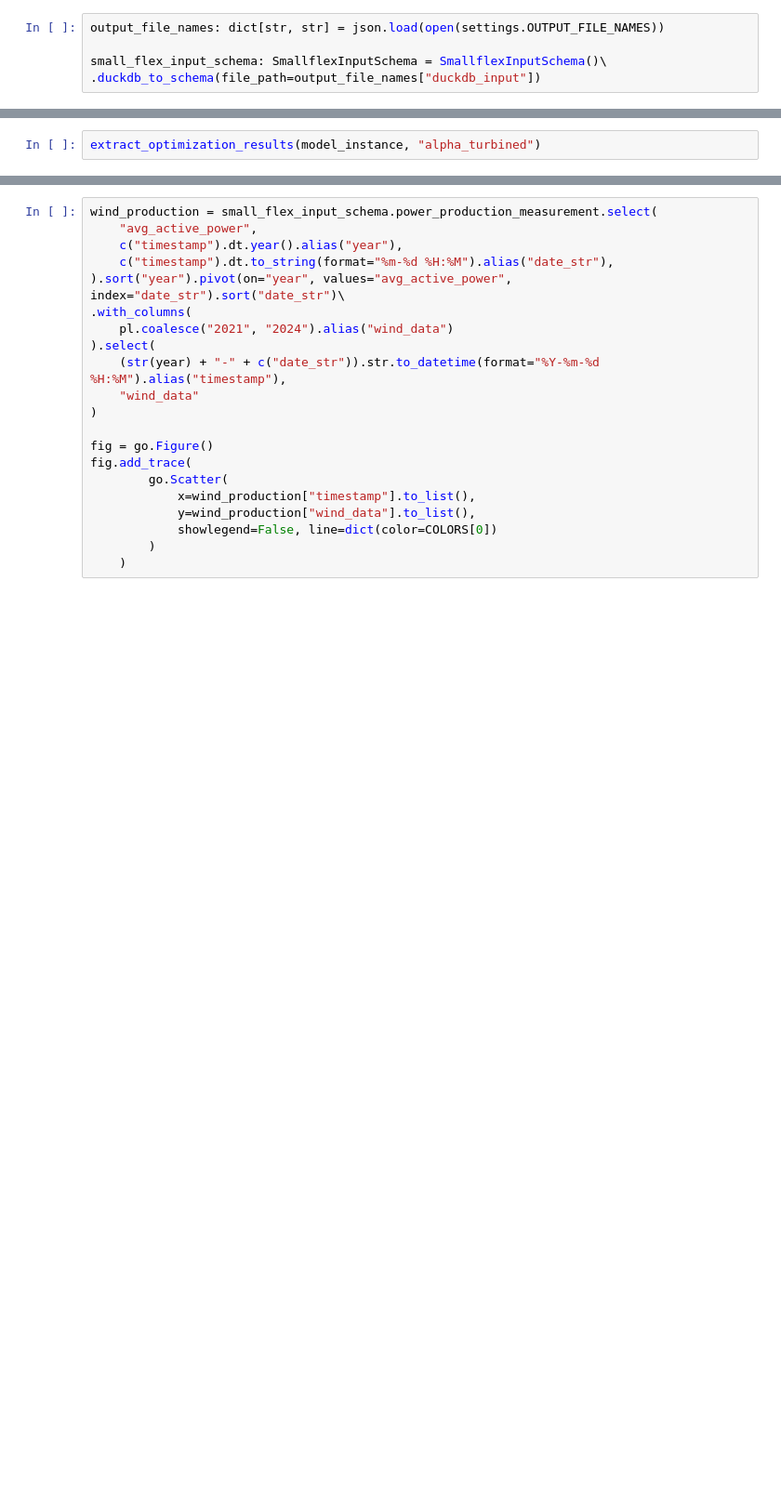
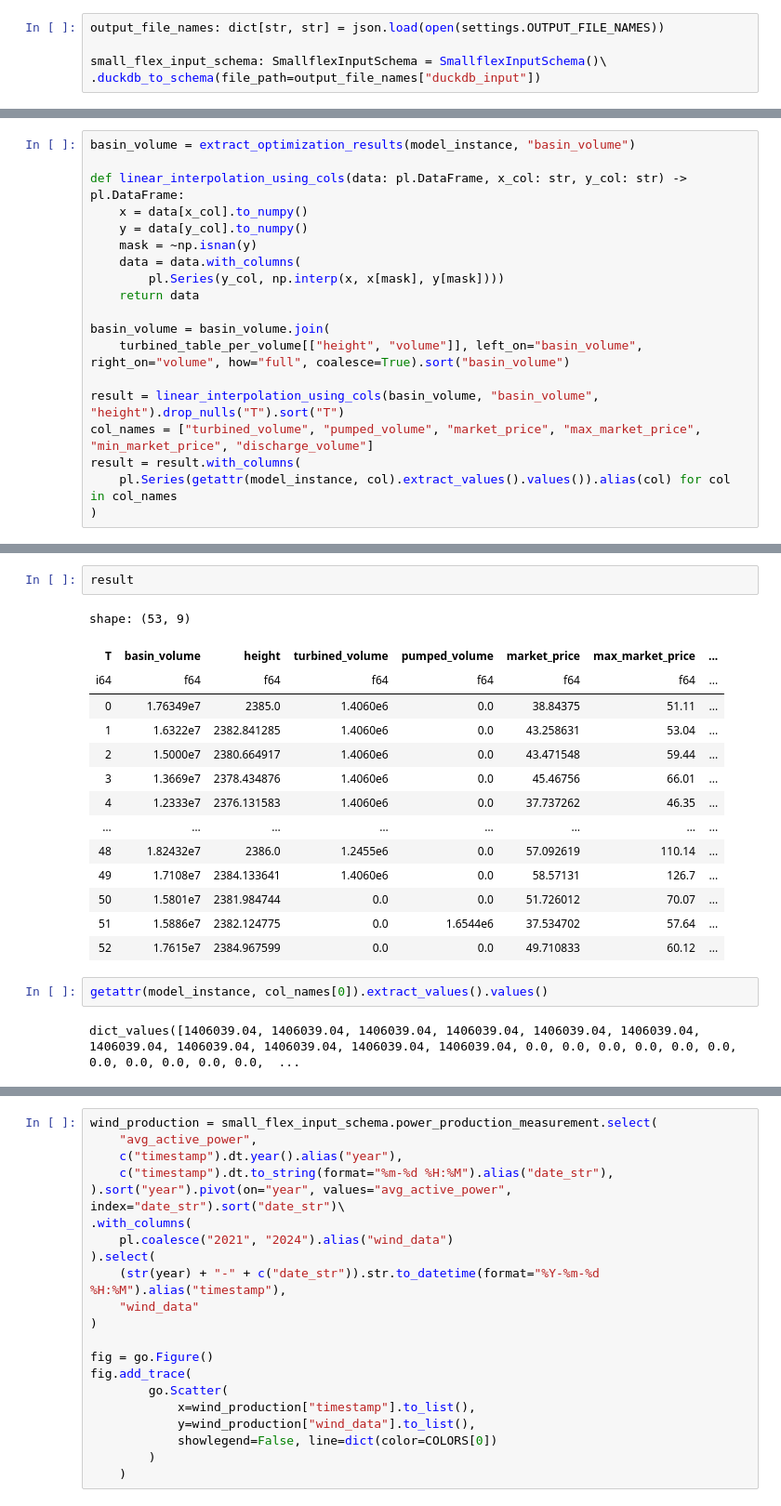
Before and after one commit to heig-vd-ie/smallflex-vpp-codes, a Jupyter notebook: base_line.ipynb, the cells around one changed output, grey strips where cells are left out. Shown at 93% size. Saved outputs shown, nothing was run; the diff lists cells and outputs as text; blank space fills up the shorter version.

Commit message:
Add results polots

```diff
--- a/base_line.ipynb
+++ b/base_line.ipynb
@@ -112,5 +109,3 @@ for with_pumping, add_wind_production in [(False, False), (True, False), (True,
 [interactive output not drawn]
 {'Income': 1.2174816308084162, 'turbined_volume': 35.382095209999996, 'discharge_volume': 23.8209741, 'pumped_volume': 11.561121109999998}
 [interactive output not drawn]
-# %%
-extract_optimization_results(model_instance, "alpha_turbined")
@@ -125,0 +129,19 @@ shape: (5, 2)
+# %%
+basin_volume = extract_optimization_results(model_instance, "basin_volume")
+
+def linear_interpolation_using_cols(data: pl.DataFrame, x_col: str, y_col: str) -> pl.DataFrame:
+    x = data[x_col].to_numpy()
+    y = data[y_col].to_numpy()
+    mask = ~np.isnan(y)
+    data = data.with_columns(
+        pl.Series(y_col, np.interp(x, x[mask], y[mask])))
+    return data
+
+basin_volume = basin_volume.join(
+    turbined_table_per_volume[["height", "volume"]], left_on="basin_volume", right_on="volume", how="full", coalesce=True).sort("basin_volume")
+
+result = linear_interpolation_using_cols(basin_volume, "basin_volume", "height").drop_nulls("T").sort("T")
+col_names = ["turbined_volume", "pumped_volume", "market_price", "max_market_price", "min_market_price", "discharge_volume"]
+result = result.with_columns(
+    pl.Series(getattr(model_instance, col).extract_values().values()).alias(col) for col in col_names
+)
@@ -125,0 +196,21 @@ shape: (5, 2)
+# %%
+result
+# %% [output]
+shape: (53, 9)
+| T | basin_volume | height | turbined_volume | pumped_volume | market_price | max_market_price | ... |
+| i64 | f64 | f64 | f64 | f64 | f64 | f64 | ... |
+| 0 | 1.76349e7 | 2385.0 | 1.4060e6 | 0.0 | 38.84375 | 51.11 | ... |
+| 1 | 1.6322e7 | 2382.841285 | 1.4060e6 | 0.0 | 43.258631 | 53.04 | ... |
+| 2 | 1.5000e7 | 2380.664917 | 1.4060e6 | 0.0 | 43.471548 | 59.44 | ... |
+| 3 | 1.3669e7 | 2378.434876 | 1.4060e6 | 0.0 | 45.46756 | 66.01 | ... |
+| 4 | 1.2333e7 | 2376.131583 | 1.4060e6 | 0.0 | 37.737262 | 46.35 | ... |
+| … | … | … | … | … | … | … | ... |
+| 48 | 1.82432e7 | 2386.0 | 1.2455e6 | 0.0 | 57.092619 | 110.14 | ... |
+| 49 | 1.7108e7 | 2384.133641 | 1.4060e6 | 0.0 | 58.57131 | 126.7 | ... |
+| 50 | 1.5801e7 | 2381.984744 | 0.0 | 0.0 | 51.726012 | 70.07 | ... |
+| 51 | 1.5886e7 | 2382.124775 | 0.0 | 1.6544e6 | 37.534702 | 57.64 | ... |
+| 52 | 1.7615e7 | 2384.967599 | 0.0 | 0.0 | 49.710833 | 60.12 | ... |
+# %%
+getattr(model_instance, col_names[0]).extract_values().values()
+# %% [output]
+dict_values([1406039.04, 1406039.04, 1406039.04, 1406039.04, 1406039.04, 1406039.04, 1406039.04, 1406039.04, 1406039.04, 1406039.04, 1406039.04, 0.0, 0.0, 0.0, 0.0, 0.0, 0.0, 0.0, 0.0, 0.0, 0.0, 0.0,  ...
```
Also changed, not shown: parts of 7 cells of this notebook.
